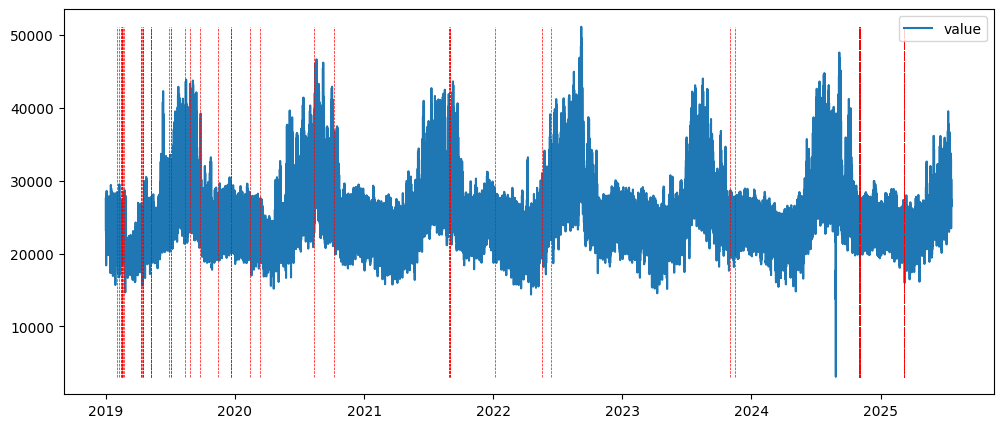
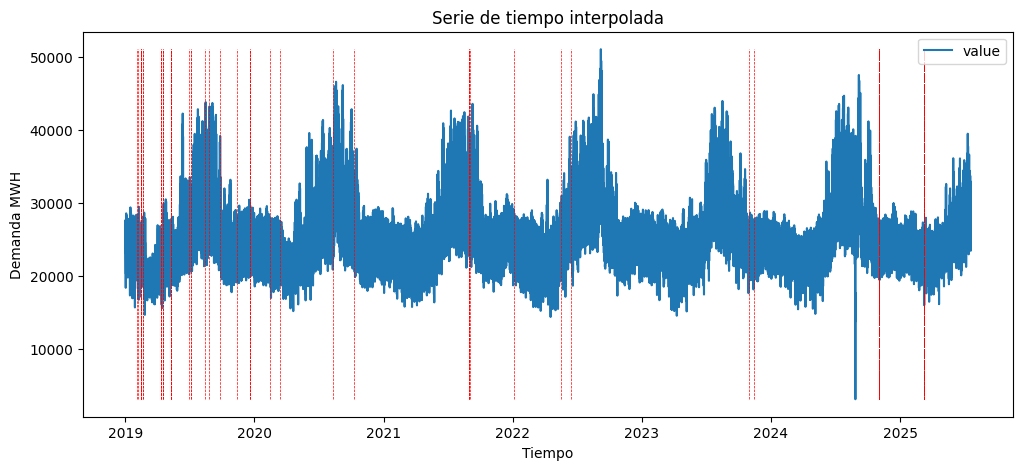
The notebook cell's code change between the first figure and the second:
--- before
+++ after
@@ -11,2 +11,6 @@
 for ts in marcas_faltantes.index:
     ax.vlines(ts, ymin, ymax, colors='red', linestyles='dashed', linewidth=0.5)
+
+ax.set_xlabel('Tiempo')
+ax.set_ylabel('Demanda MWH')
+ax.set_title('Serie de tiempo interpolada')

Commit: Interpolacion de la serie